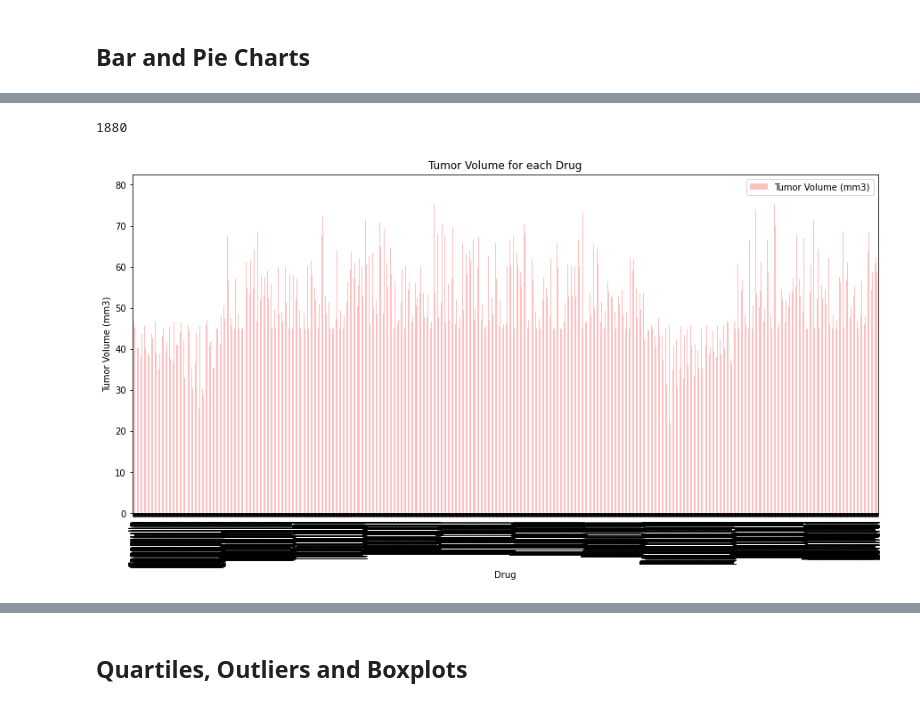
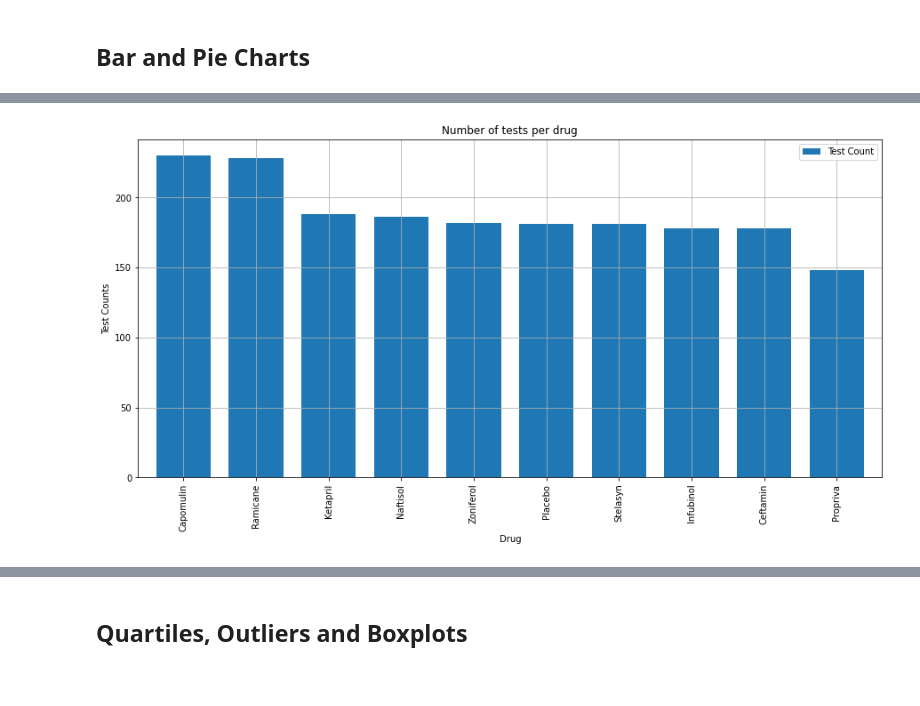
Before and after one commit to jshapi16/plt-challenge, a Jupyter notebook: Pymaceuticals copy/pymaceuticals_starter.ipynb, the cells around one changed output, grey strips where cells are left out. Cells and saved outputs as stored; diff of their text form; code cells hidden in the pictures.

Commit message:
Added Charts 4/28

```diff
--- a/Pymaceuticals copy/pymaceuticals_starter.ipynb
+++ b/Pymaceuticals copy/pymaceuticals_starter.ipynb
@@ -96,3 +97,8 @@ df_tumor_summary
 | Zoniferol | 53.236507 | 51.818479 | 6.966589 | 0.516398 |
 # %% [markdown]
 ## Bar and Pie Charts
+# %%
+test_count = df_mouse_clean["Drug Regimen"].value_counts()
+df_test_counts = pd.DataFrame(test_count).reset_index()
+df_test_counts = df_test_counts.rename(columns={"index": "Drug", "Drug Regimen": "Test Count"})
+df_test_counts
@@ -99,16 +117,13 @@ df_tumor_summary
 # %%
 # Generate a bar plot showing the total number of measurements taken on each drug regimen using pandas.
-pd_drug_measure = df_mouse_clean[["Drug Regimen", 'Tumor Volume (mm3)']]
-pd_drug_measure = pd_drug_measure.sort_values(by= "Drug Regimen", ascending = True)
-pd_drug_measure = pd_drug_measure.set_index("Drug Regimen")
-len(pd_drug_measure)
+test_counts = df_test_counts.set_index("Drug")
-# %% [output]
-1880
 # %%
 fig, ax=plt.subplots(figsize=(15,7))
-pd_drug_measure.plot(kind='bar', ax=ax, color='red', alpha=0.25);
+test_counts.plot(kind='bar', ax=ax, width = .75);
+ax.grid()
 ax.set(xlabel="Drug",
-       ylabel="Tumor Volume (mm3)",
-       title="Tumor Volume for each Drug");
+       ylabel="Test Counts",
+       title="Number of tests per drug"
+      );
 # %% [output]
-[figure, old version]
+[figure, new version]
```
Also changed, not shown: parts of 9 cells of this notebook.
